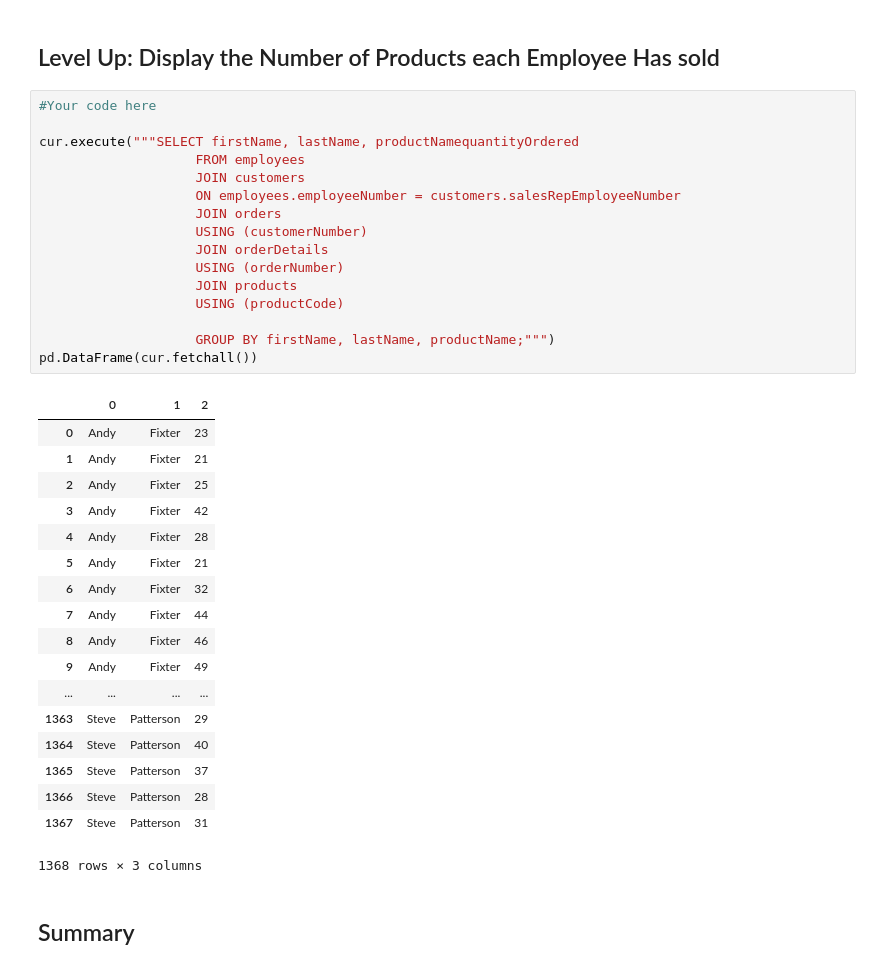
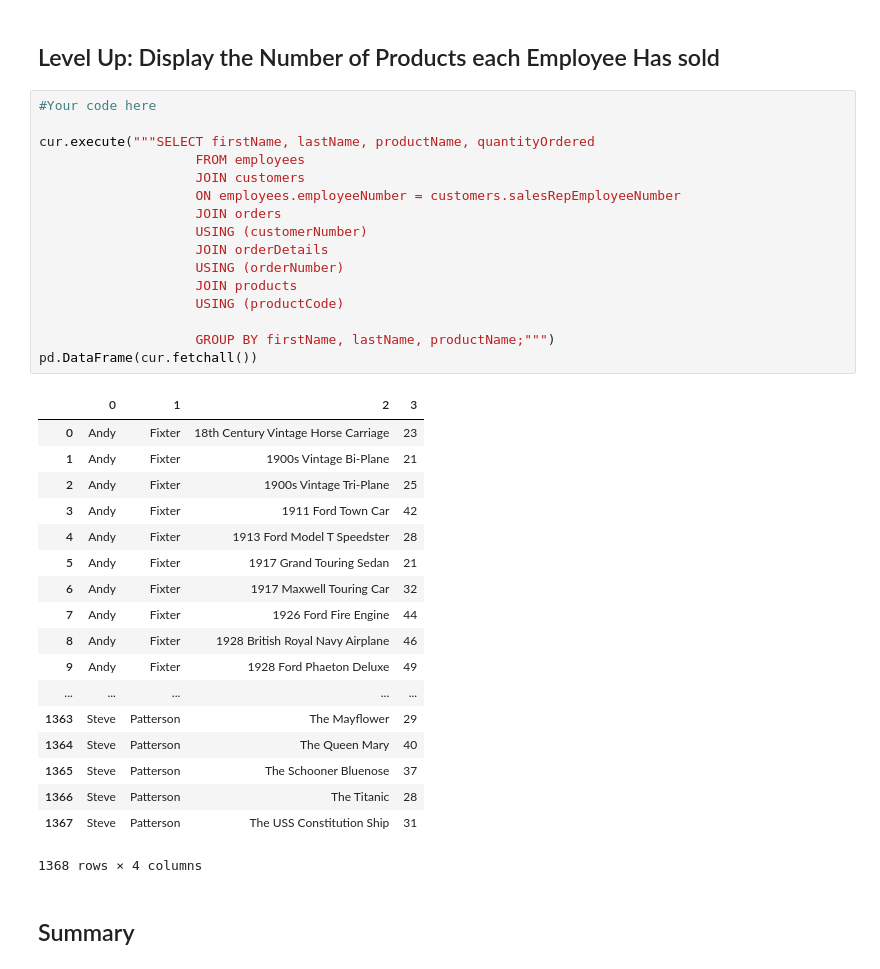
Before and after one commit to cruble/dsc-0-05-10-join-statements-lab-nyc-career-ds-102218, a Jupyter notebook: index.ipynb, the cells around one changed output. Saved outputs shown, nothing was run; the diff lists cells and outputs as text.

```diff
--- a/index.ipynb
+++ b/index.ipynb
@@ -178,38 +178,38 @@ pd.DataFrame(cur.fetchall())
 # %%
 #Your code here
 
-cur.execute("""SELECT firstName, lastName, productNamequantityOrdered
+cur.execute("""SELECT firstName, lastName, productName, quantityOrdered
                     FROM employees
                     JOIN customers
                     ON employees.employeeNumber = customers.salesRepEmployeeNumber
                     JOIN orders
                     USING (customerNumber)
                     JOIN orderDetails
                     USING (orderNumber)
                     JOIN products
                     USING (productCode)
 
                     GROUP BY firstName, lastName, productName;""")
 pd.DataFrame(cur.fetchall())
 # %% [output]
-|  | 0 | 1 | 2 |
-| 0 | Andy | Fixter | 23 |
-| 1 | Andy | Fixter | 21 |
-| 2 | Andy | Fixter | 25 |
-| 3 | Andy | Fixter | 42 |
-| 4 | Andy | Fixter | 28 |
-| 5 | Andy | Fixter | 21 |
-| 6 | Andy | Fixter | 32 |
-| 7 | Andy | Fixter | 44 |
-| 8 | Andy | Fixter | 46 |
-| 9 | Andy | Fixter | 49 |
-| ... | ... | ... | ... |
-| 1363 | Steve | Patterson | 29 |
-| 1364 | Steve | Patterson | 40 |
-| 1365 | Steve | Patterson | 37 |
-| 1366 | Steve | Patterson | 28 |
-| 1367 | Steve | Patterson | 31 |
+|  | 0 | 1 | 2 | 3 |
+| 0 | Andy | Fixter | 18th Century Vintage Horse Carriage | 23 |
+| 1 | Andy | Fixter | 1900s Vintage Bi-Plane | 21 |
+| 2 | Andy | Fixter | 1900s Vintage Tri-Plane | 25 |
+| 3 | Andy | Fixter | 1911 Ford Town Car | 42 |
+| 4 | Andy | Fixter | 1913 Ford Model T Speedster | 28 |
+| 5 | Andy | Fixter | 1917 Grand Touring Sedan | 21 |
+| 6 | Andy | Fixter | 1917 Maxwell Touring Car | 32 |
+| 7 | Andy | Fixter | 1926 Ford Fire Engine | 44 |
+| 8 | Andy | Fixter | 1928 British Royal Navy Airplane | 46 |
+| 9 | Andy | Fixter | 1928 Ford Phaeton Deluxe | 49 |
+| ... | ... | ... | ... | ... |
+| 1363 | Steve | Patterson | The Mayflower | 29 |
+| 1364 | Steve | Patterson | The Queen Mary | 40 |
+| 1365 | Steve | Patterson | The Schooner Bluenose | 37 |
+| 1366 | Steve | Patterson | The Titanic | 28 |
+| 1367 | Steve | Patterson | The USS Constitution Ship | 31 |
-1368 rows × 3 columns
+1368 rows × 4 columns
 # %% [markdown]
 ## Summary
 # %% [markdown]
```
